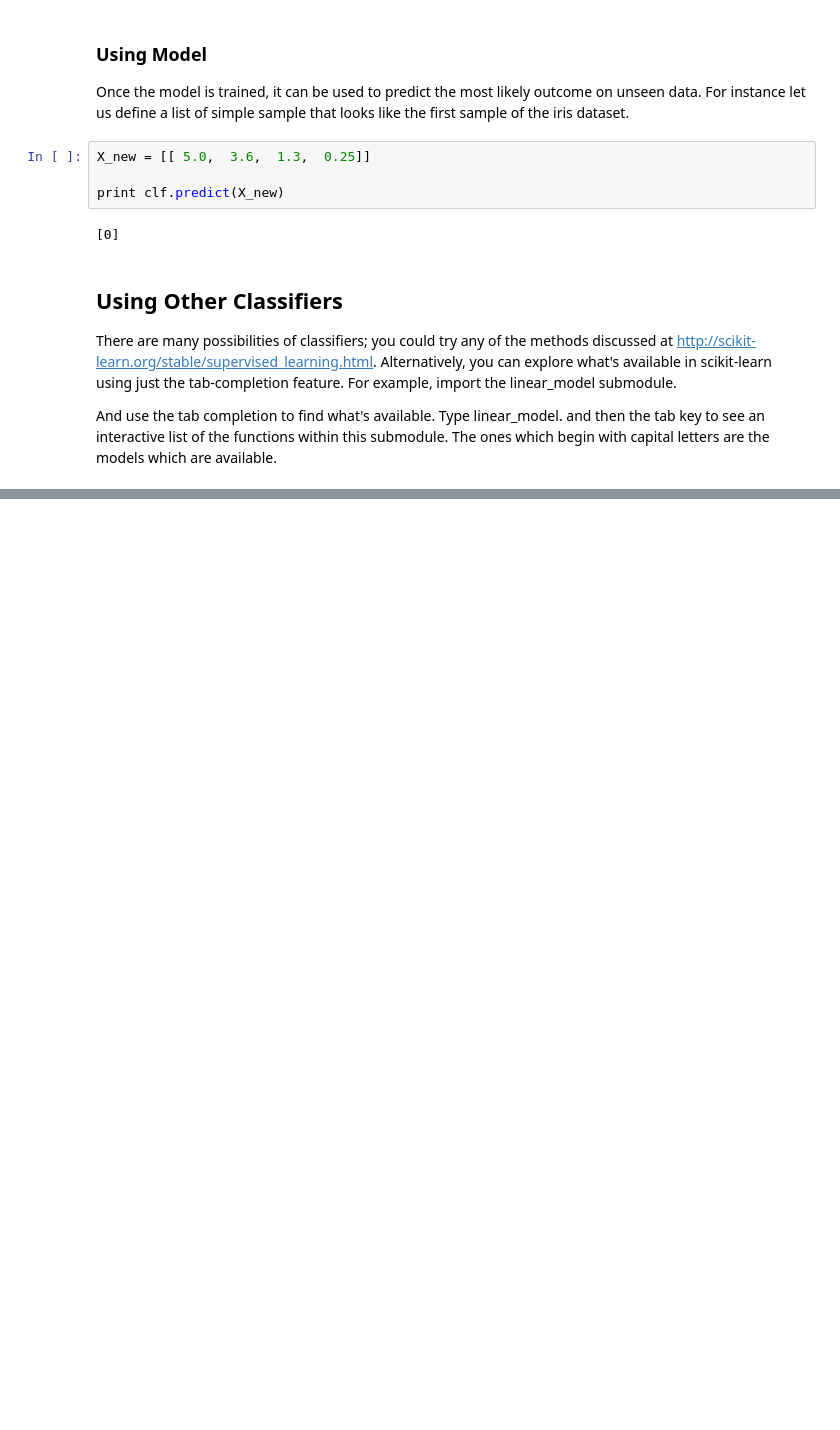
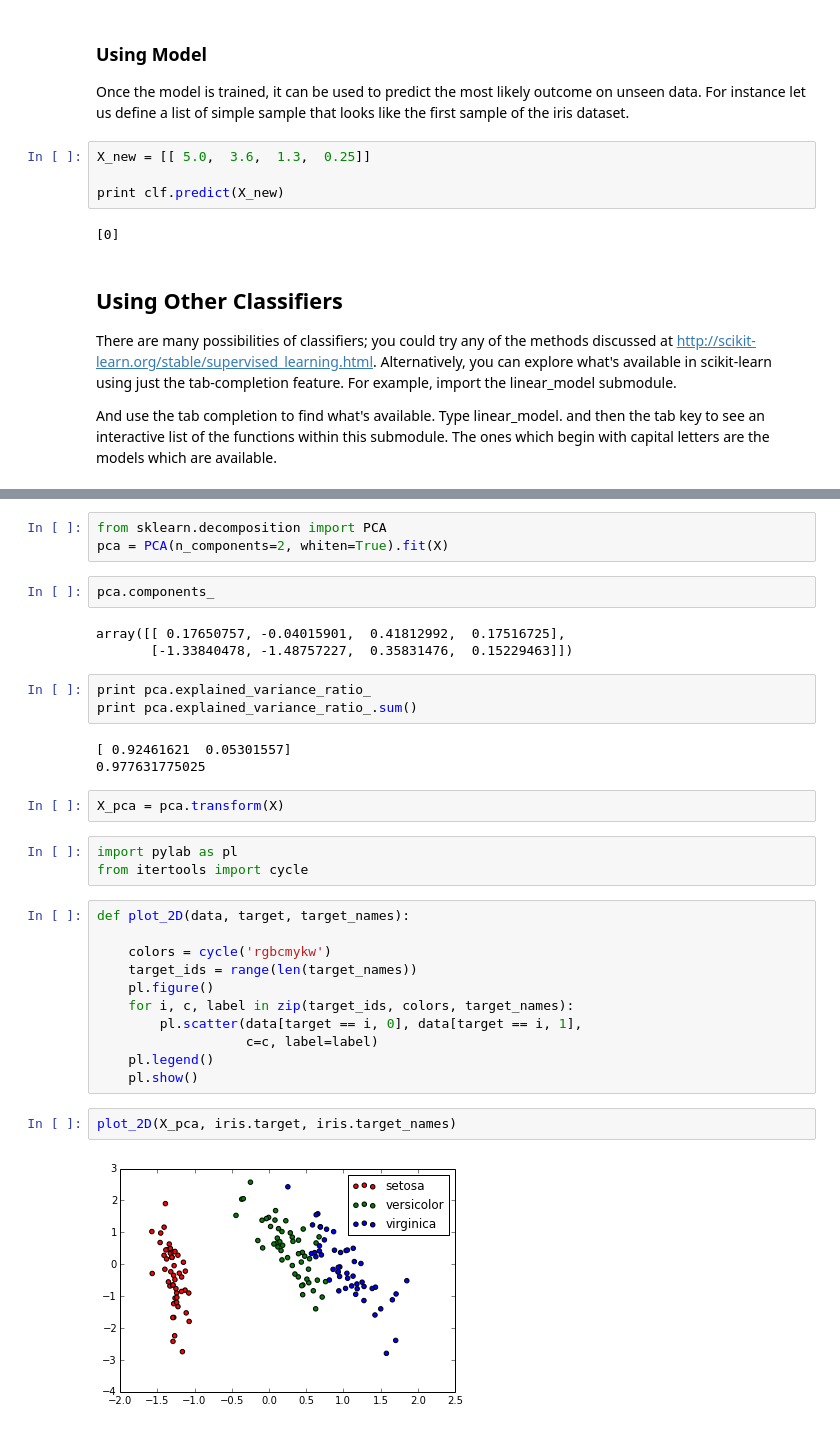
Before and after one commit to vdmitriyev/data-analysis-notebooks, a Jupyter notebook: iris/iris.ipynb, the cells around one changed output, grey strips where cells are left out. Saved outputs shown, nothing was run; the diff lists cells and outputs as text; blank space fills up the shorter version.

```diff
--- a/iris/iris.ipynb
+++ b/iris/iris.ipynb
@@ -110,0 +153,34 @@ print clf.predict(X_new)
+# %%
+from sklearn.decomposition import PCA
+pca = PCA(n_components=2, whiten=True).fit(X)
+# %%
+pca.components_
+# %% [output]
+array([[ 0.17650757, -0.04015901,  0.41812992,  0.17516725],
+       [-1.33840478, -1.48757227,  0.35831476,  0.15229463]])
+# %%
+print pca.explained_variance_ratio_
+print pca.explained_variance_ratio_.sum()
+# %% [output]
+[ 0.92461621  0.05301557]
+0.977631775025
+# %%
+X_pca = pca.transform(X)
+# %%
+import pylab as pl
+from itertools import cycle
+# %%
+def plot_2D(data, target, target_names):
+
+    colors = cycle('rgbcmykw')
+    target_ids = range(len(target_names))
+    pl.figure()
+    for i, c, label in zip(target_ids, colors, target_names):
+        pl.scatter(data[target == i, 0], data[target == i, 1],
+                   c=c, label=label)
+    pl.legend()
+    pl.show()
+# %%
+plot_2D(X_pca, iris.target, iris.target_names)
+# %% [output]
+[figure, added]
```
Also changed, not shown: parts of 21 cells of this notebook.
